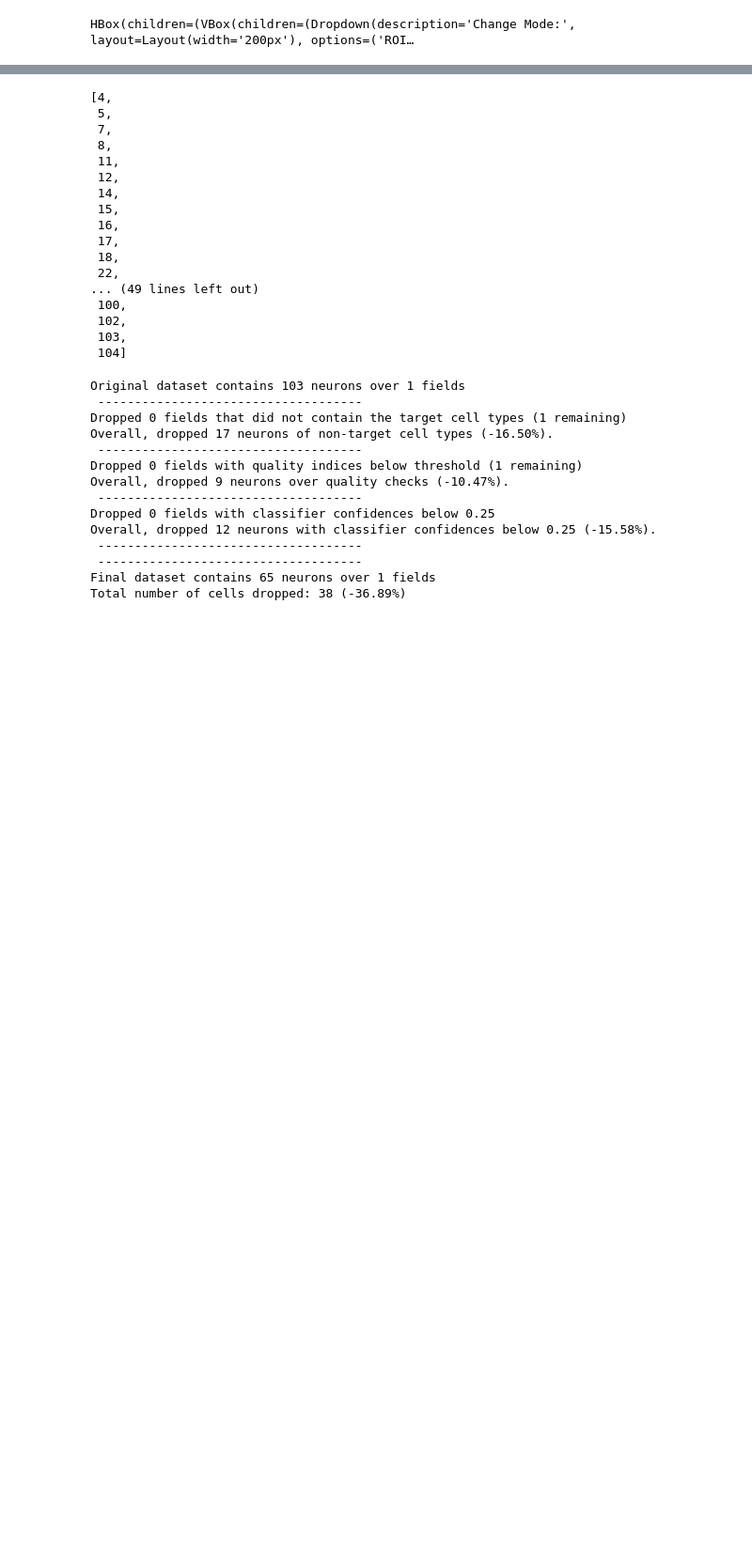
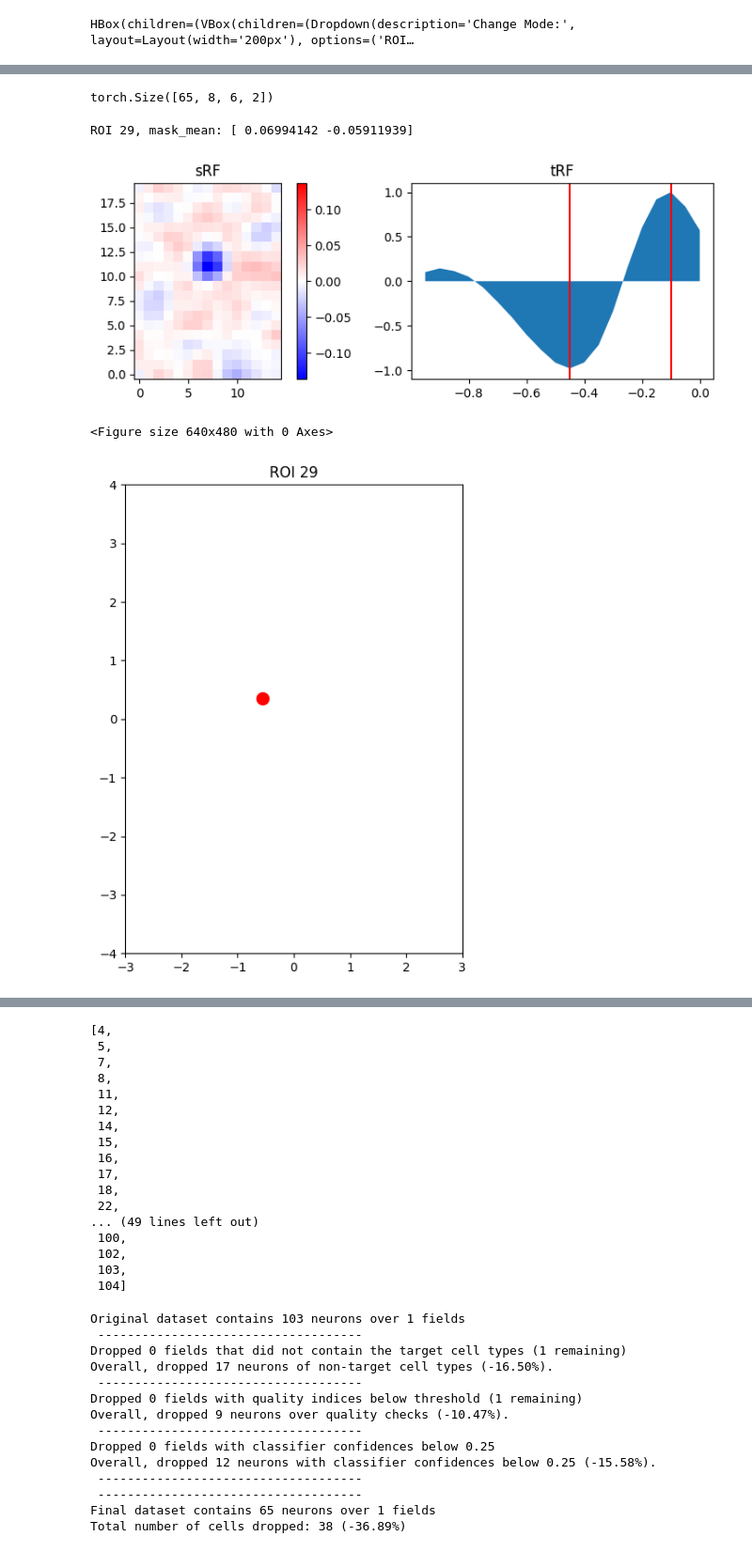
Before and after one commit to SamuelSuhai/model_in_the_loop, a Jupyter notebook: notebooks/gui/visualization_gui_experiments.ipynb, the cells around one changed output, grey strips where cells are left out. Shown at 94% size. Drawn from its saved outputs; the diff is of its cells as text; code cells hidden in the pictures; blank space fills up the shorter version.

```diff
--- a/notebooks/gui/visualization_gui_experiments.ipynb
+++ b/notebooks/gui/visualization_gui_experiments.ipynb
@@ -217,0 +231,29 @@ HBox(children=(VBox(children=(Dropdown(description='Change Mode:', layout=Layout
+# %%
+spatial_readout.grid.shape
+# %% [output]
+torch.Size([65, 8, 6, 2])
+# %%
+idx = 17
+import matplotlib.pyplot as plt
+def compare_srf_and_mask_mean(idx):
+    roi = randomp_seed_mei_wrapper.rois_after_filtering[idx]
+    print(f"ROI {roi}, mask_mean: {mask_mean[idx]}")
+    w_scale,h_scale = mask_mean[idx]
+
+    # make negative
+    w_scale = -w_scale
+    h_scale = -h_scale
+
+    sta_wrapper.plot1(roi)
+    fig,ax = plt.subplots(figsize= (5,7))
+    ax.scatter(w_scale * 8, h_scale * 6, c='red', s=100, label='Mask Mean')
+    ax.set_xlim([-3, 3])
+    ax.set_ylim([-4,4])
+    ax.set_title(f"ROI {roi}")
+
+compare_srf_and_mask_mean(idx)
+# %% [output]
+ROI 29, mask_mean: [ 0.06994142 -0.05911939]
+[figure, added]
+<Figure size 640x480 with 0 Axes>
+[figure, added]
```
Also changed, not shown: parts of 21 cells of this notebook, 44 other files.
